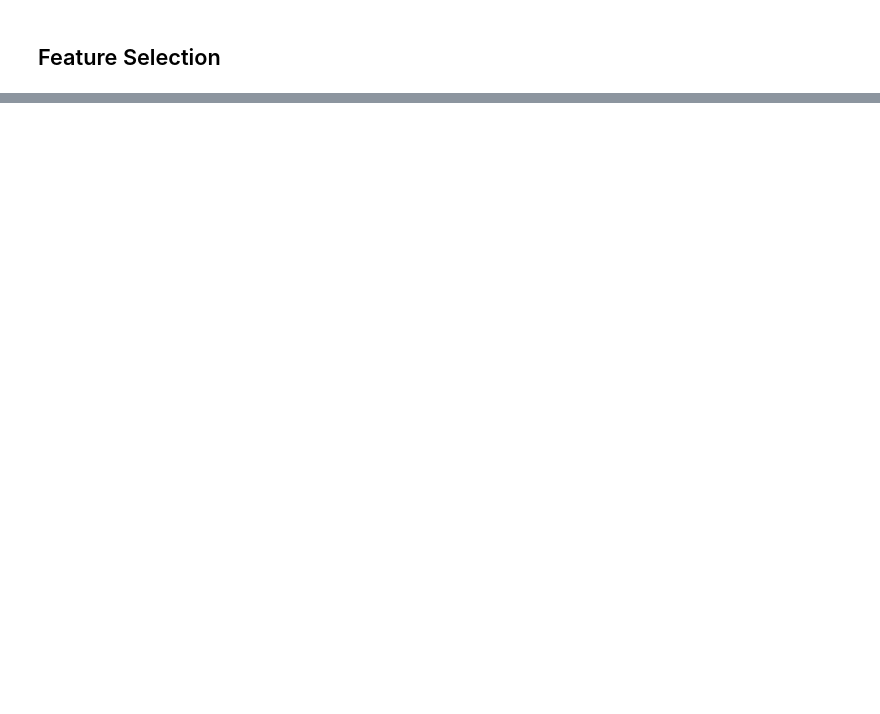
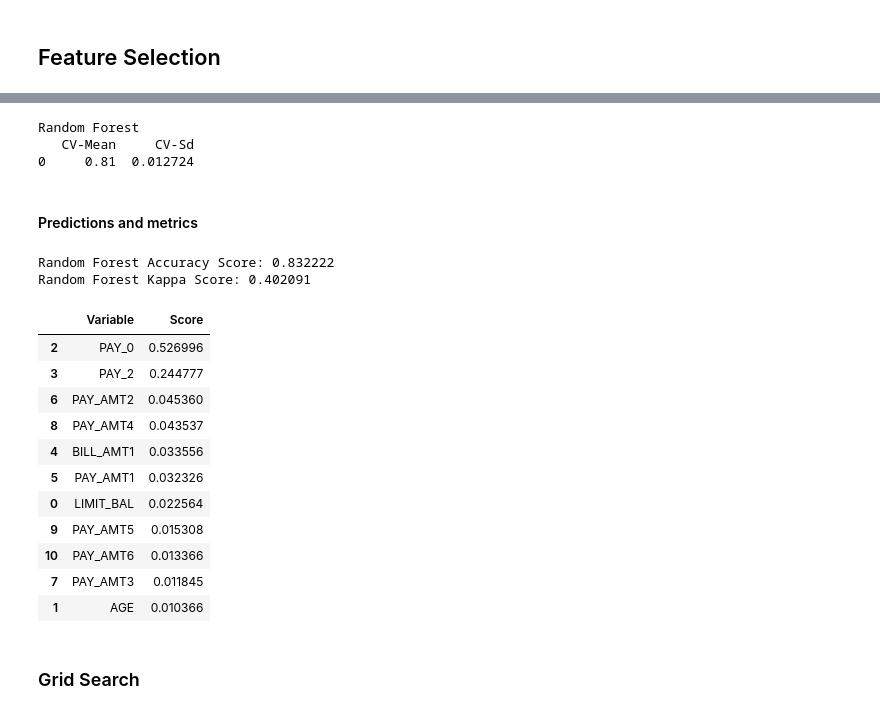
Before and after one commit to guilherme-fr/Default-Credit-Prediction, a Jupyter notebook: scripts/model.ipynb, the cells around one changed output, grey strips where cells are left out. Saved outputs shown, nothing was run; the diff lists cells and outputs as text; code cells hidden in the pictures; blank space fills up the shorter version.

```diff
--- a/scripts/model.ipynb
+++ b/scripts/model.ipynb
@@ -160,0 +247,13 @@ x_train_fs = x_train_fs.drop(['SEX', 'MARRIAGE', 'PAY_6', 'PAY_5', 'PAY_4', 'PAY
+# %%
+rf_params = {'n_estimators' : np.arange(100, 2000, 100),
+            'max_features' : np.arange(1, len(x_train_fs.columns), 1),
+            'max_depth' : np.arange(1, 25, 1)}
+rf_default = RandomForestClassifier()
+
+rf_random = RandomizedSearchCV(estimator = rf_default,
+                               param_distributions = rf_params,
+                               n_iter = 100,
+                               cv = 3, verbose = 2, random_state = 0, n_jobs = -1)
+# Fit the random search model
+rf_random.fit(x_train_fs, y_train)
+rf_random.best_params_
@@ -160,0 +269,3 @@ x_train_fs = x_train_fs.drop(['SEX', 'MARRIAGE', 'PAY_6', 'PAY_5', 'PAY_4', 'PAY
+# %%
+# rf_hyp = RandomForestClassifier(n_estimators = 1700, max_features = 2, max_depth = 16, n_jobs = -1)
+rf_hyp = RandomForestClassifier(n_estimators = 300, max_features = 7, max_depth = 3, n_jobs = -1)
@@ -160,0 +274,43 @@ x_train_fs = x_train_fs.drop(['SEX', 'MARRIAGE', 'PAY_6', 'PAY_5', 'PAY_4', 'PAY
+# %%
+print('Random Forest')
+print(rf_hyp_CVScores)
+# %% [output]
+Random Forest
+   CV-Mean     CV-Sd
+0     0.81  0.012724
+# %% [markdown]
+#### Predictions and metrics
+# %%
+# Fitting model
+rf_hyp = rf_hyp.fit(x_train_fs, y_train)
+# %%
+rf_hyp_pred = rf_hyp.predict(x_test_fs)
+
+accuracy_rf_hyp = accuracy_score(y_test, rf_hyp_pred)
+kappa_rf_hyp = cohen_kappa_score(y_test, rf_hyp_pred)
+
+print("Random Forest Accuracy Score: %.6f" % accuracy_rf_hyp)
+print("Random Forest Kappa Score: %.6f \n" % kappa_rf_hyp)
+# %% [output]
+Random Forest Accuracy Score: 0.832222
+Random Forest Kappa Score: 0.402091
+# %%
+var_imp_hyp = pd.DataFrame({'Variable' : x_train_fs.columns,
+                        'Score' : rf_hyp.feature_importances_})
+
+var_imp_hyp.sort_values('Score', ascending = False)
+# %% [output]
+|  | Variable | Score |
+| 2 | PAY_0 | 0.526996 |
+| 3 | PAY_2 | 0.244777 |
+| 6 | PAY_AMT2 | 0.045360 |
+| 8 | PAY_AMT4 | 0.043537 |
+| 4 | BILL_AMT1 | 0.033556 |
+| 5 | PAY_AMT1 | 0.032326 |
+| 0 | LIMIT_BAL | 0.022564 |
+| 9 | PAY_AMT5 | 0.015308 |
+| 10 | PAY_AMT6 | 0.013366 |
+| 7 | PAY_AMT3 | 0.011845 |
+| 1 | AGE | 0.010366 |
+# %% [markdown]
+### Grid Search
```
Also changed, not shown: parts of 74 cells of this notebook, 1 other file.
